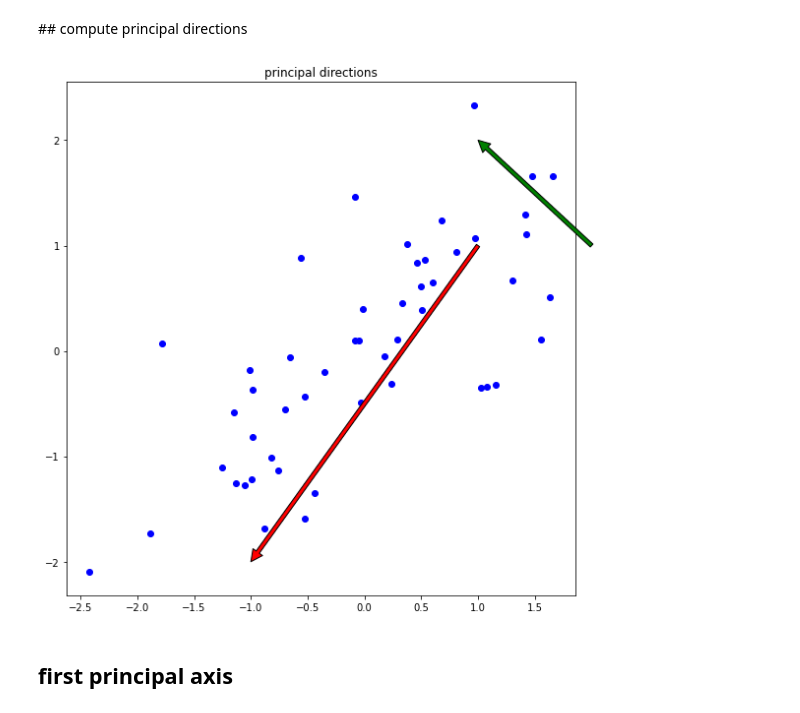
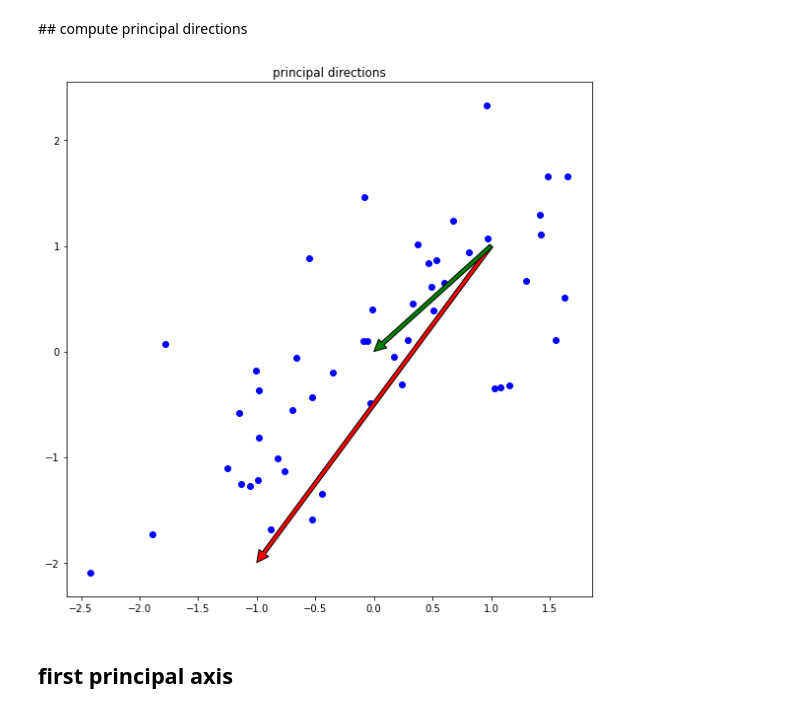
Before and after one commit to JungWoo-Kim/assignment-machine-learning, a Jupyter notebook: 12/assignment_12.ipynb, the cells around one changed output. Drawn from its saved outputs; the diff is of its cells as text; code cells hidden in the pictures.

```diff
--- a/12/assignment_12.ipynb
+++ b/12/assignment_12.ipynb
@@ -79,16 +79,16 @@ def compute_eigen(X):
 # %%
 plt.figure(figsize=(8,8))
 plt.title('principal directions')
 
 plt.scatter(zx, zy, c='blue')
 
 plt.annotate(None,xy=(-1,-2),xytext=(1,1),arrowprops=dict(facecolor='red'))
-plt.annotate(None,xy=(1,2),xytext=(2,1),arrowprops=dict(facecolor='green'))
+plt.annotate(None,xy=(0,0),xytext=(1,1),arrowprops=dict(facecolor='green'))
 
 plt.tight_layout()
 plt.show()
 # %% [output]
-[figure, old version]
+[figure, new version]
 # %% [markdown]
 ## first principal axis
 # %%
```
